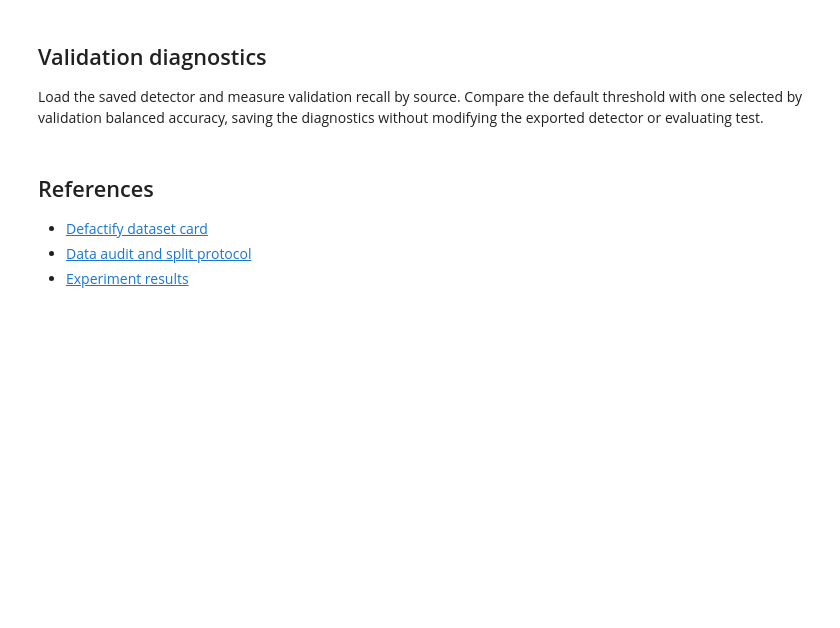
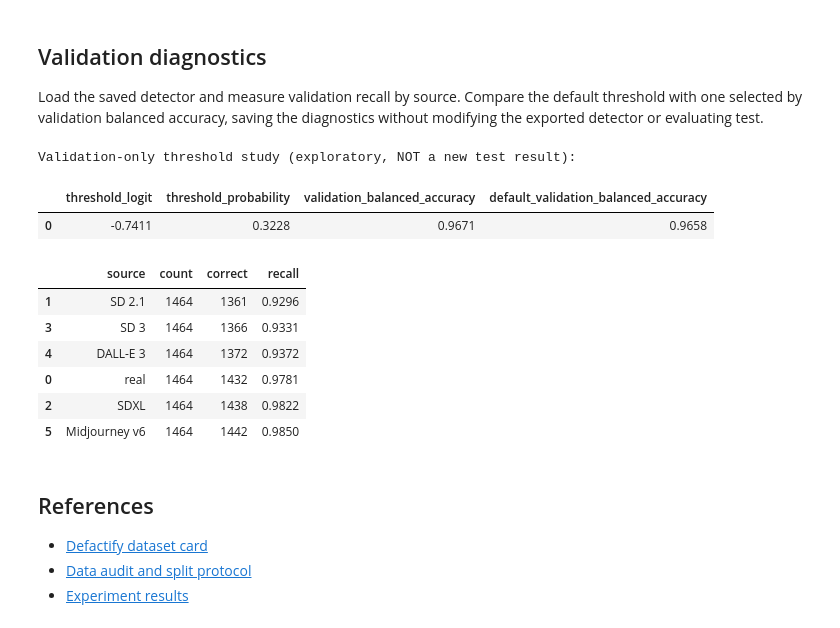
Before and after one commit to daniupc/12609206_real_vs_fake_image_classification, a Jupyter notebook: 01_defactify.ipynb, the cells around one changed output. Drawn from its saved outputs; the diff is of its cells as text; code cells hidden in the pictures; blank space fills up the shorter version.

```diff
--- a/01_defactify.ipynb
+++ b/01_defactify.ipynb
@@ -558,31 +833,42 @@ print("Always-AI ordinary accuracy:", round(sum(test_cm[1]) / sum(map(sum, test_
 
 Load the saved detector and measure validation recall by source. Compare the default threshold with one selected by validation balanced accuracy, saving the diagnostics without modifying the exported detector or evaluating test.
 # %%
-RUN_VALIDATION_DIAGNOSTICS = False  # set True only after loading and auditing the cached dataset above
+RUN_VALIDATION_DIAGNOSTICS = True  # set True only after loading and auditing the cached dataset above
 if RUN_VALIDATION_DIAGNOSTICS:
     if loaders is None:
         raise RuntimeError("Load and audit Defactify before validation diagnostics")
     from defactify_models import load_detector
     from defactify_training import collect_predictions, select_balanced_threshold, source_recall
 
     saved = load_detector(output_dir / "final_model.pt", DEVICE)
     val_labels, val_sources, val_logits = collect_predictions(saved.model, loaders["validation"], DEVICE)
     threshold_study = select_balanced_threshold(val_labels, val_logits)
     source_study = source_recall(val_labels, val_sources, val_logits)
     print("Validation-only threshold study (exploratory, NOT a new test result):")
     display(pd.DataFrame([threshold_study]).round(4))
     display(pd.DataFrame([
         {"source": SOURCE_NAMES[source], **values}
         for source, values in source_study.items()
     ]).sort_values("recall").round(4))
     (output_dir / "validation_diagnostics.json").write_text(json.dumps({
         "model_name": saved.model_name,
         "split": "validation",
         "threshold_study": threshold_study,
         "source_recall_at_original_threshold": source_study,
     }, indent=2) + "\n")
 else:
     print("Validation diagnostics disabled; the artifact-only tables above remain available.")
+# %% [output]
+Validation-only threshold study (exploratory, NOT a new test result):
+|  | threshold_logit | threshold_probability | validation_balanced_accuracy | default_validation_balanced_accuracy |
+| 0 | -0.7411 | 0.3228 | 0.9671 | 0.9658 |
+|  | source | count | correct | recall |
+| 1 | SD 2.1 | 1464 | 1361 | 0.9296 |
+| 3 | SD 3 | 1464 | 1366 | 0.9331 |
+| 4 | DALL-E 3 | 1464 | 1372 | 0.9372 |
+| 0 | real | 1464 | 1432 | 0.9781 |
+| 2 | SDXL | 1464 | 1438 | 0.9822 |
+| 5 | Midjourney v6 | 1464 | 1442 | 0.9850 |
 # %% [markdown]
 ## References
 
```
Also changed, not shown: parts of 3 cells of this notebook, 2 other files.
